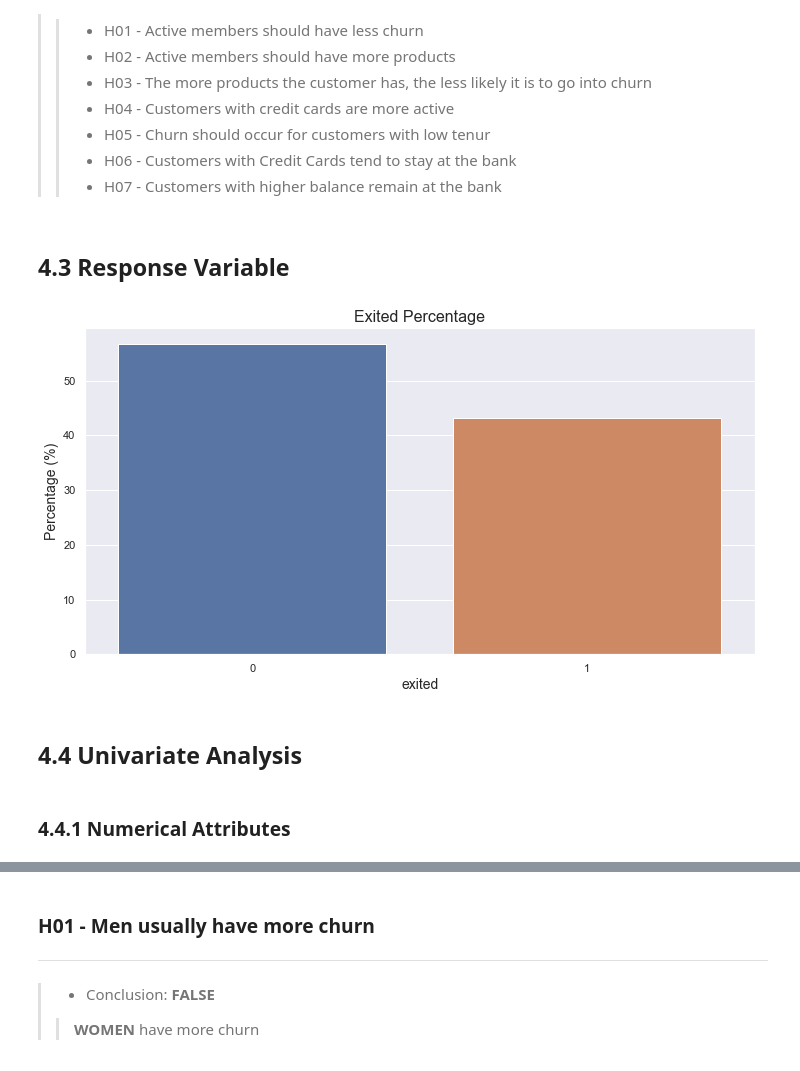
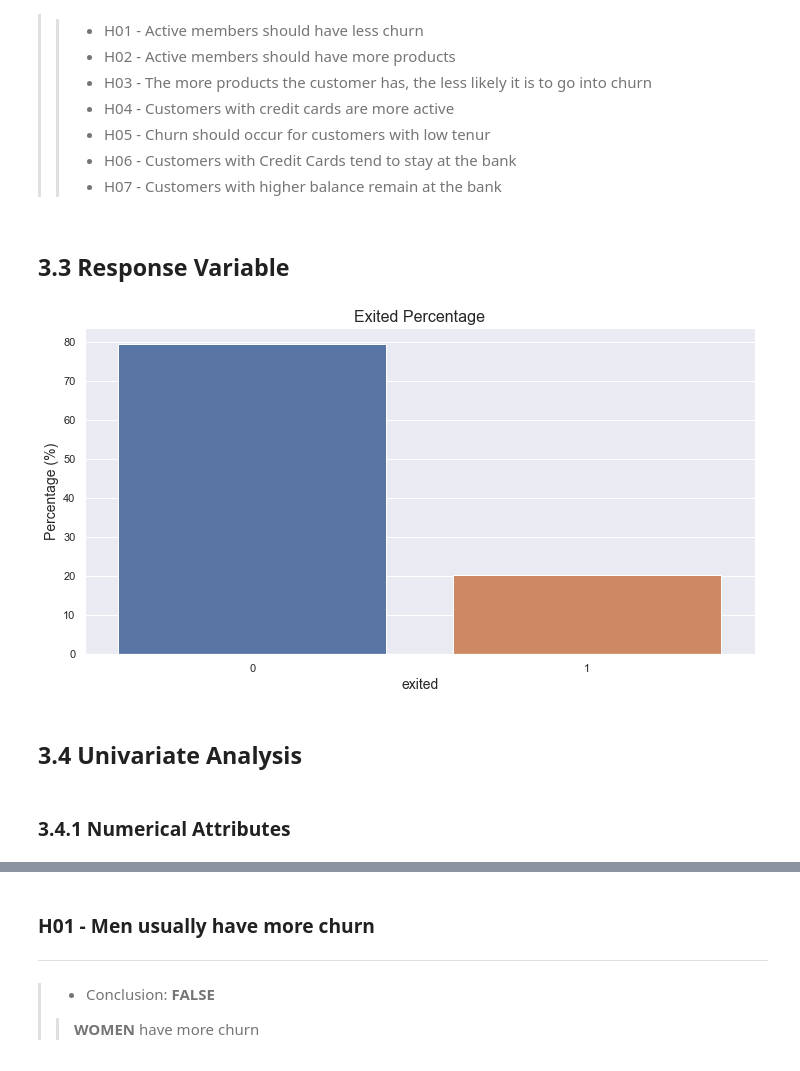
Before and after one commit to FabioCaffarello/Churn-Prediction-TopBank, a Jupyter notebook: 02-Notebooks/ent_to_end_churn_prediction.ipynb, the cells around one changed output, grey strips where cells are left out. Saved outputs shown, nothing was run; the diff lists cells and outputs as text; code cells hidden in the pictures.

```diff
--- a/02-Notebooks/ent_to_end_churn_prediction.ipynb
+++ b/02-Notebooks/ent_to_end_churn_prediction.ipynb
@@ -507,4 +511,17 @@ df02['balance_median'] = df02['balance'] / df02['balance'].median()
 df02['balance_std'] = df02['balance'] / df02['balance'].std()
 df02['balance_max'] = df02['balance'] / df02['balance'].max()
 df02['amount_min'] = df02['balance'] / df02['balance'][df02['balance'] > 0.0].min()
+
+#################
+geography_mean_amount = pd.DataFrame(df02.groupby('geography')['amount'].mean()).reset_index().rename(columns={'amount':'mean_amount_by_geography'})
+df02 = pd.merge(df02, geography_mean_amount, how='left', on='geography')
+
+df02['amount_mean_amount_by_geography'] = df02['amount'] / df02['mean_amount_by_geography']
+del geography_mean_amount
+
+geography_mean_credit_score = pd.DataFrame(df02.groupby('geography')['credit_score'].mean()).reset_index().rename(columns={'credit_score':'mean_credit_score_by_geography'})
+df02 = pd.merge(df02, geography_mean_credit_score, how='left', on='geography')
+
+df02['credit_score_mean_credit_score_by_geography'] = df02['credit_score'] / df02['mean_credit_score_by_geography']
+del geography_mean_credit_score
 # %% [markdown]
@@ -592,18 +561,18 @@ Image('../img/01-FirstCycleCRISPCostumerChurn.png')
 >> - H06 - Customers with Credit Cards tend to stay at the bank
 >> - H07 - Customers with higher balance remain at the bank
 # %% [markdown]
-## 4.3 Response Variable
+## 3.3 Response Variable
 # %%
-exited_percentage = df04['exited'].value_counts(normalize=True)*100
+exited_percentage = df03['exited'].value_counts(normalize=True)*100
 plt.figure(figsize=(12,6))
 sns.barplot(x=exited_percentage.index, y=exited_percentage);
 plt.ylabel('Percentage (%)', fontsize=14);
 plt.xlabel('exited', fontsize=14);
 plt.title('Exited Percentage', fontsize=16);
 # %% [output]
-[figure, old version]
+[figure, new version]
 # %% [markdown]
-## 4.4 Univariate Analysis
+## 3.4 Univariate Analysis
 # %% [markdown]
-### 4.4.1 Numerical Attributes
+### 3.4.1 Numerical Attributes
 # %%
```
Also changed, not shown: parts of 124 cells of this notebook, 1 other file.
